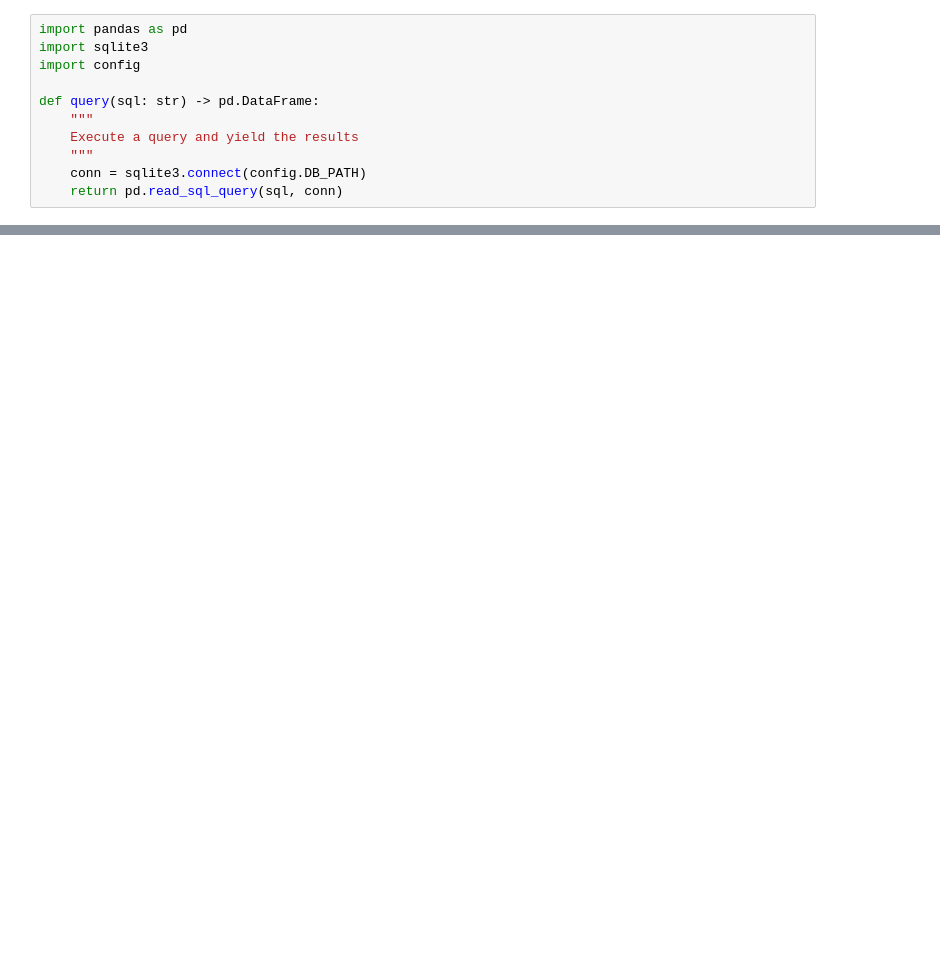
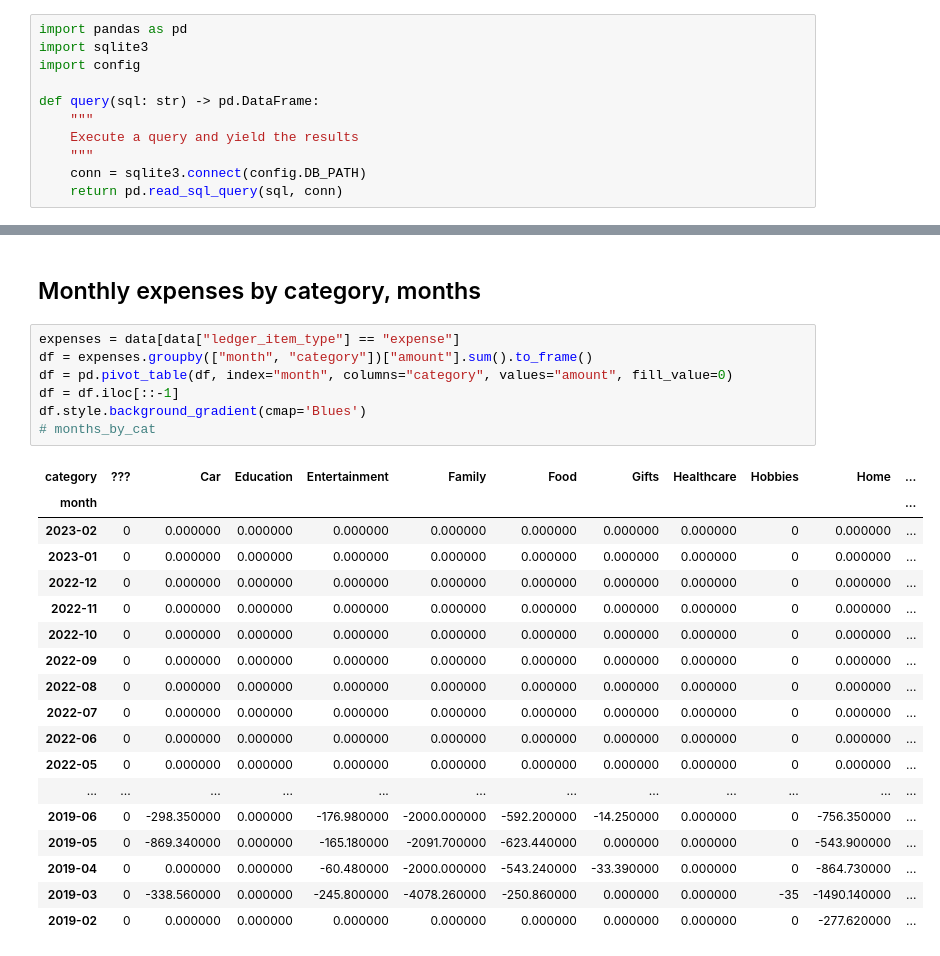
Before and after one commit to greenkey/budget, a Jupyter notebook: visualize.ipynb, the cells around one changed output, grey strips where cells are left out. Cells and saved outputs as stored; diff of their text form; blank space fills up the shorter version.

```diff
--- a/visualize.ipynb
+++ b/visualize.ipynb
@@ -28,0 +32,28 @@ data
+# %% [markdown]
+## Monthly expenses by category, months
+# %%
+expenses = data[data["ledger_item_type"] == "expense"]
+df = expenses.groupby(["month", "category"])["amount"].sum().to_frame()
+df = pd.pivot_table(df, index="month", columns="category", values="amount", fill_value=0)
+df = df.iloc[::-1]
+df.style.background_gradient(cmap='Blues')
+# months_by_cat
+# %% [output]
+| category | ??? | Car | Education | Entertainment | Family | Food | Gifts | Healthcare | Hobbies | Home | ... |
+| month |  |  |  |  |  |  |  |  |  |  | ... |
+| 2023-02 | 0 | 0.000000 | 0.000000 | 0.000000 | 0.000000 | 0.000000 | 0.000000 | 0.000000 | 0 | 0.000000 | ... |
+| 2023-01 | 0 | 0.000000 | 0.000000 | 0.000000 | 0.000000 | 0.000000 | 0.000000 | 0.000000 | 0 | 0.000000 | ... |
+| 2022-12 | 0 | 0.000000 | 0.000000 | 0.000000 | 0.000000 | 0.000000 | 0.000000 | 0.000000 | 0 | 0.000000 | ... |
+| 2022-11 | 0 | 0.000000 | 0.000000 | 0.000000 | 0.000000 | 0.000000 | 0.000000 | 0.000000 | 0 | 0.000000 | ... |
+| 2022-10 | 0 | 0.000000 | 0.000000 | 0.000000 | 0.000000 | 0.000000 | 0.000000 | 0.000000 | 0 | 0.000000 | ... |
+| 2022-09 | 0 | 0.000000 | 0.000000 | 0.000000 | 0.000000 | 0.000000 | 0.000000 | 0.000000 | 0 | 0.000000 | ... |
+| 2022-08 | 0 | 0.000000 | 0.000000 | 0.000000 | 0.000000 | 0.000000 | 0.000000 | 0.000000 | 0 | 0.000000 | ... |
+| 2022-07 | 0 | 0.000000 | 0.000000 | 0.000000 | 0.000000 | 0.000000 | 0.000000 | 0.000000 | 0 | 0.000000 | ... |
+| 2022-06 | 0 | 0.000000 | 0.000000 | 0.000000 | 0.000000 | 0.000000 | 0.000000 | 0.000000 | 0 | 0.000000 | ... |
+| 2022-05 | 0 | 0.000000 | 0.000000 | 0.000000 | 0.000000 | 0.000000 | 0.000000 | 0.000000 | 0 | 0.000000 | ... |
+| ... | ... | ... | ... | ... | ... | ... | ... | ... | ... | ... | ... |
+| 2019-06 | 0 | -298.350000 | 0.000000 | -176.980000 | -2000.000000 | -592.200000 | -14.250000 | 0.000000 | 0 | -756.350000 | ... |
+| 2019-05 | 0 | -869.340000 | 0.000000 | -165.180000 | -2091.700000 | -623.440000 | 0.000000 | 0.000000 | 0 | -543.900000 | ... |
+| 2019-04 | 0 | 0.000000 | 0.000000 | -60.480000 | -2000.000000 | -543.240000 | -33.390000 | 0.000000 | 0 | -864.730000 | ... |
+| 2019-03 | 0 | -338.560000 | 0.000000 | -245.800000 | -4078.260000 | -250.860000 | 0.000000 | 0.000000 | -35 | -1490.140000 | ... |
+| 2019-02 | 0 | 0.000000 | 0.000000 | 0.000000 | 0.000000 | 0.000000 | 0.000000 | 0.000000 | 0 | -277.620000 | ... |
```
Also changed, not shown: parts of 4 cells of this notebook, 4 other files.
